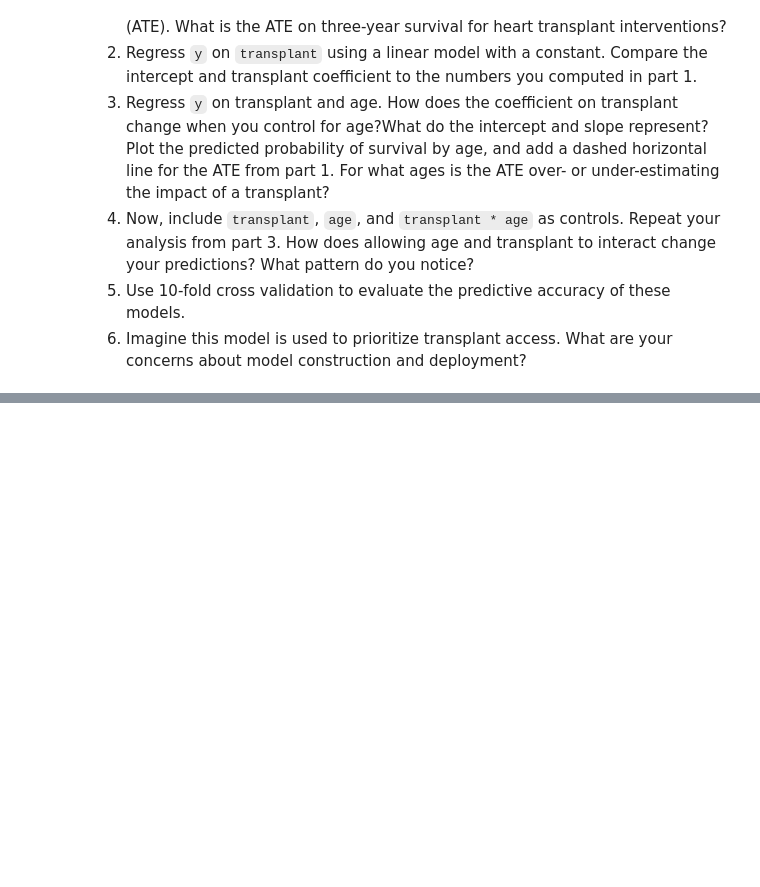
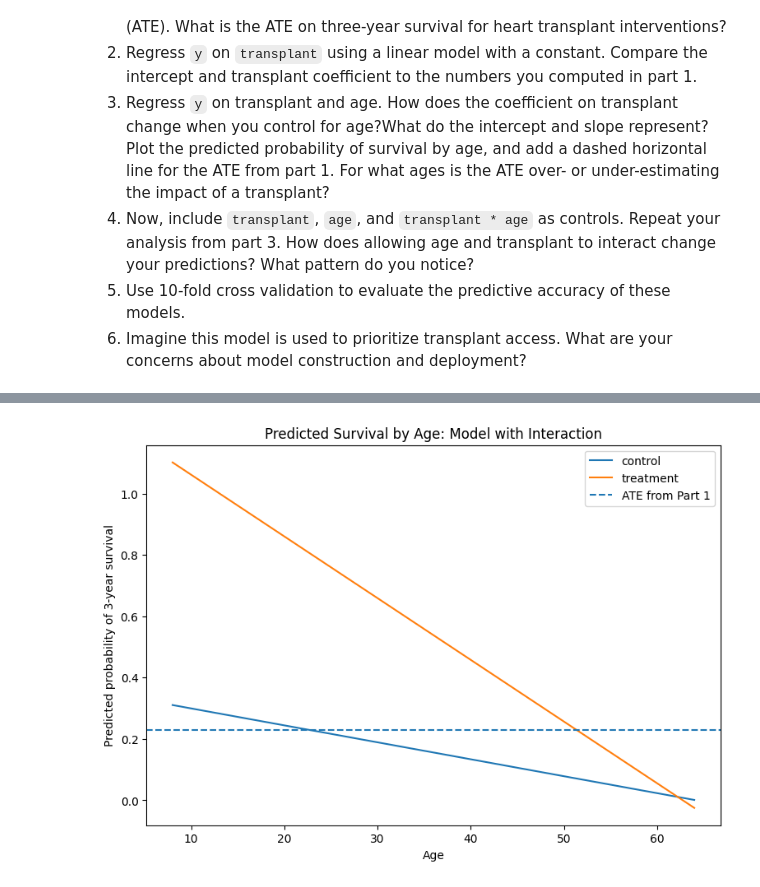
Before and after one commit to haero-lee/undergrad_ml_assignments, a Jupyter notebook: 03_assignment_linear_models.ipynb, the cells around one changed output, grey strips where cells are left out. Cells and saved outputs as stored; diff of their text form; code cells hidden in the pictures; blank space fills up the shorter version.

```diff
--- a/03_assignment_linear_models.ipynb
+++ b/03_assignment_linear_models.ipynb
@@ -511,0 +747,4 @@ Since a heart transplant is a dangerous operation and even people who successful
+# %%
+model3 = smf.ols("y ~ C(transplant) * age", data=df).fit()
+print(model3.summary())
+print(model3.params)
@@ -511,0 +769,22 @@ Since a heart transplant is a dangerous operation and even people who successful
+# %%
+pred_df2 = pd.DataFrame({
+    "age": np.concatenate([age_grid, age_grid]),
+    "transplant": ["control"] * len(age_grid) + ["treatment"] * len(age_grid)
+})
+
+pred_df2["predicted_y"] = model3.predict(pred_df2)
+# %%
+plt.figure(figsize=(9,6))
+
+for group in ["control", "treatment"]:
+    temp = pred_df2[pred_df2["transplant"] == group]
+    plt.plot(temp["age"], temp["predicted_y"], label=group)
+
+plt.axhline(y=ate, linestyle="--", label="ATE from Part 1")
+plt.xlabel("Age")
+plt.ylabel("Predicted probability of 3-year survival")
+plt.title("Predicted Survival by Age: Model with Interaction")
+plt.legend()
+plt.show()
+# %% [output]
+[figure, added]
```
Also changed, not shown: parts of 36 cells of this notebook.
